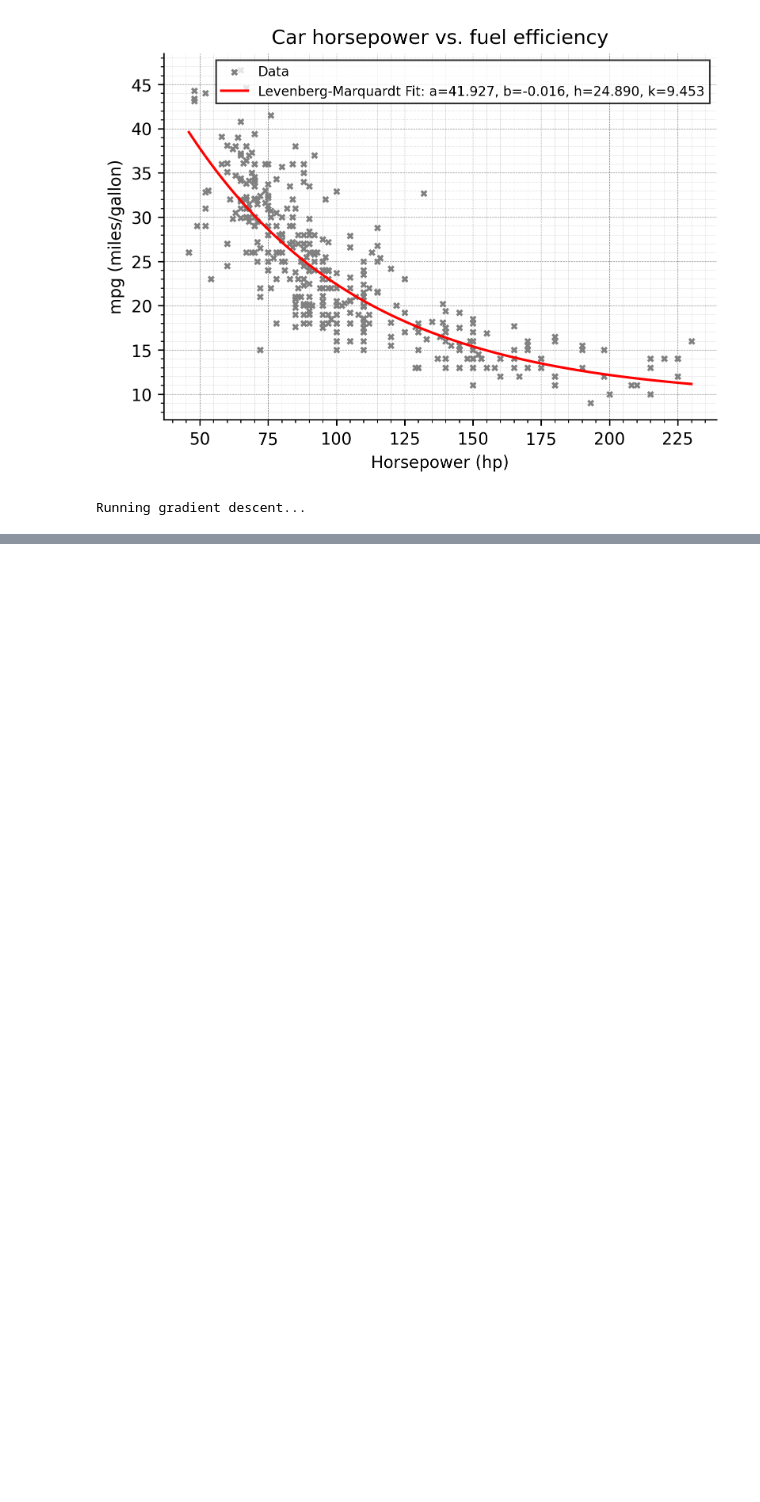
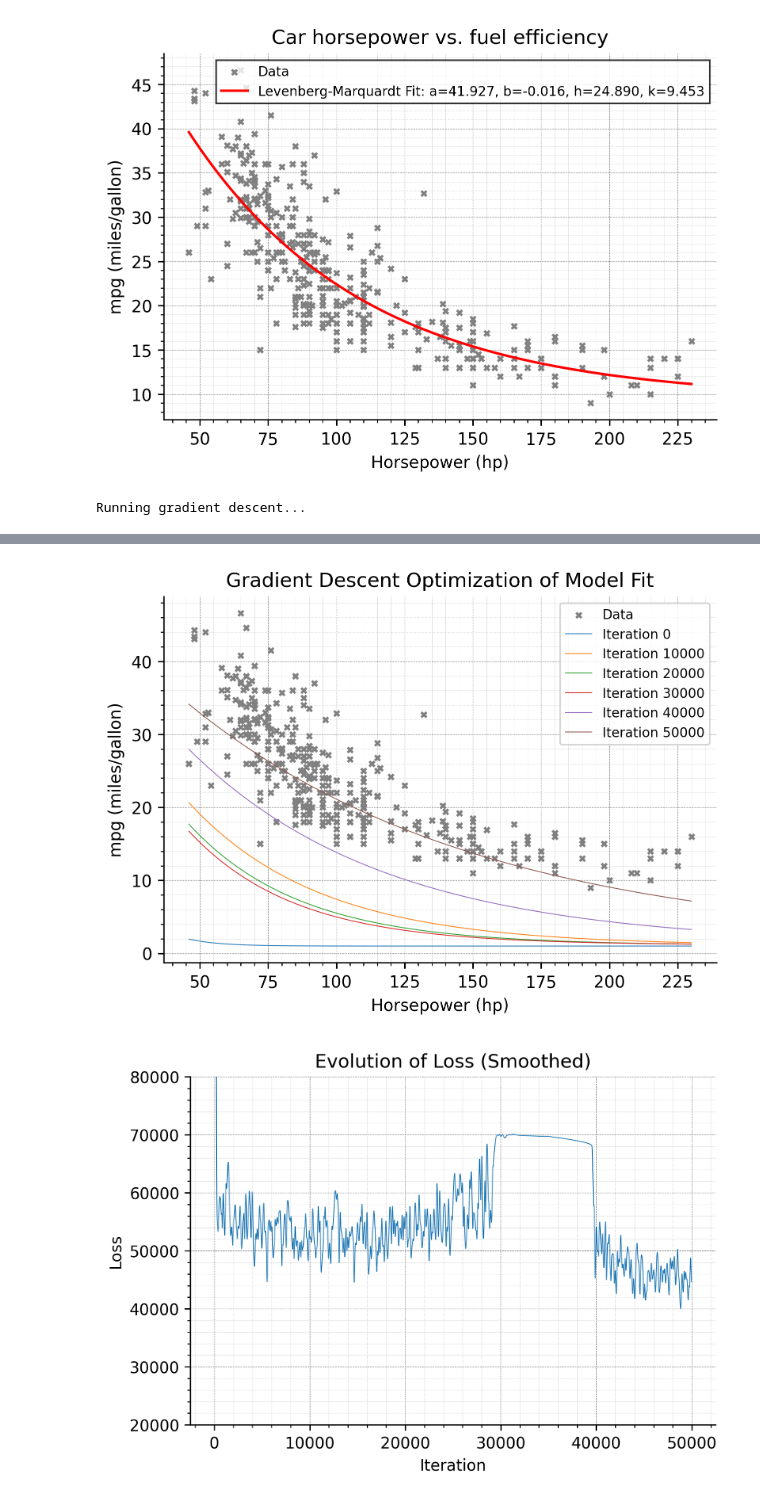
Before and after one commit to peteseta/math-ia, a Jupyter notebook: data/data.ipynb, the cells around one changed output, grey strips where cells are left out. Drawn from its saved outputs; the diff is of its cells as text; code cells hidden in the pictures; blank space fills up the shorter version.

Commit message:
Fix bug in iteration report

```diff
--- a/data/data.ipynb
+++ b/data/data.ipynb
@@ -220,9 +220,10 @@ plt.scatter(df_clean['horsepower'], df_clean['mpg'], label='Data', marker='x', c
 # Plot the model fit at selected iterations
 for i in visualize_iterations:
     # Get the parameters from the ith iteration
-    a, b, h, k = param_evolution[i]
+    index = 0 if i == 0 else i - 1
+    a, b, h, k = param_evolution[index]
 
-    print(f"REPORT: Iteration {i}: a={a:.4f}, b={b:.4f}, h={h:.4f}, k={k:.4f}, Loss={loss_evolution[i]:.4f}")
+    print(f"REPORT: Iteration {i}: a={a:.4f}, b={b:.4f}, h={h:.4f}, k={k:.4f}, Loss={loss_evolution[index]:.4f}")
 
     # Generate the model predictions
     x_values = np.linspace(df_clean['horsepower'].min(), df_clean['horsepower'].max(), 500)
@@ -243,6 +244,7 @@ smoothed_loss = gaussian_filter1d(loss_evolution, sigma=50)
 
 plt.figure(figsize=(6, 4), dpi=300)
 plt.plot(smoothed_loss, linewidth=0.5)
+plt.ylim(20000, 80000)
 plt.title('Evolution of Loss (Smoothed)')
 plt.xlabel('Iteration')
 plt.ylabel('Loss')
@@ -265,0 +274,2 @@ Running gradient descent...
+[figure, added]
+[figure, added]
```
Also changed, not shown: parts of 1 cell of this notebook.
